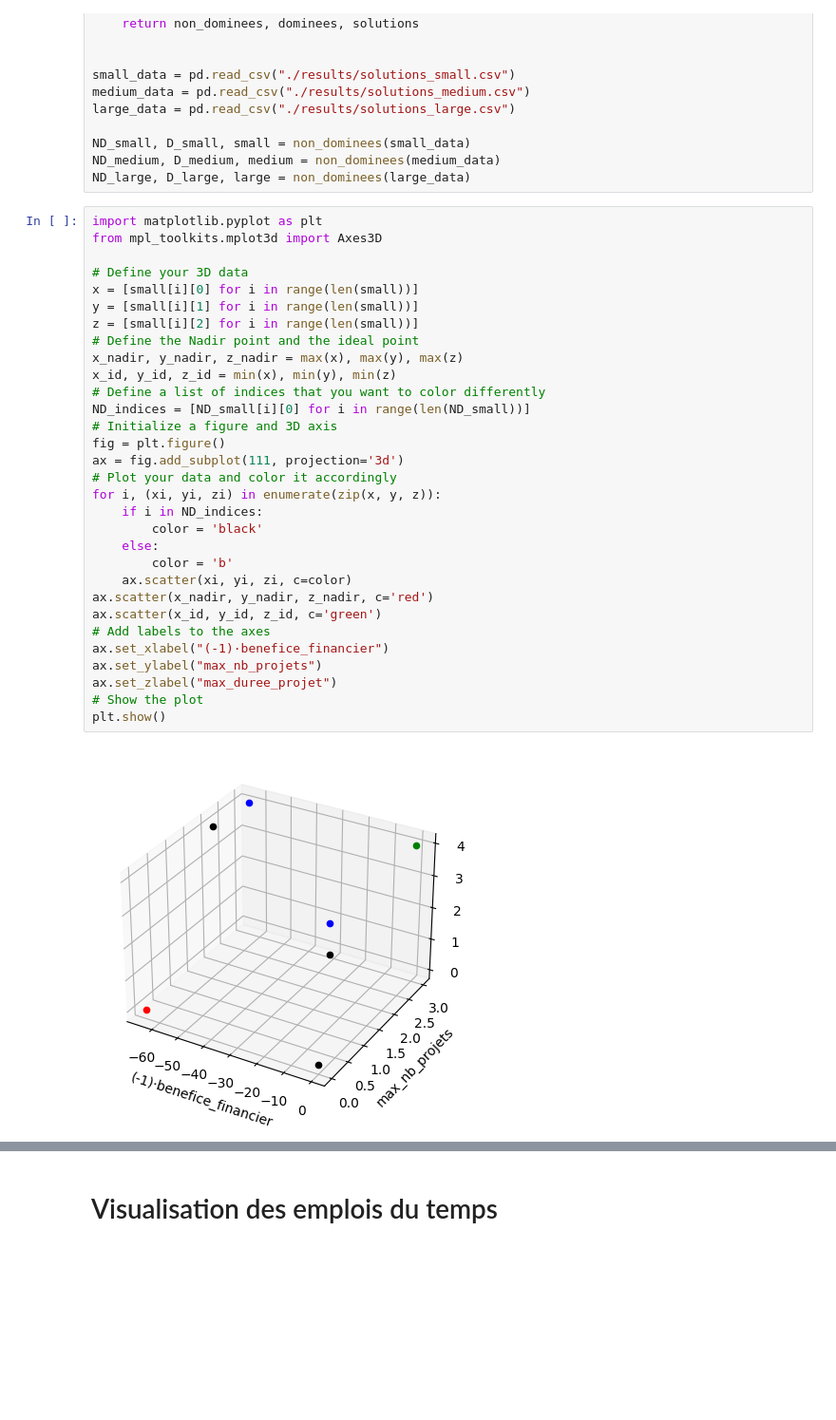
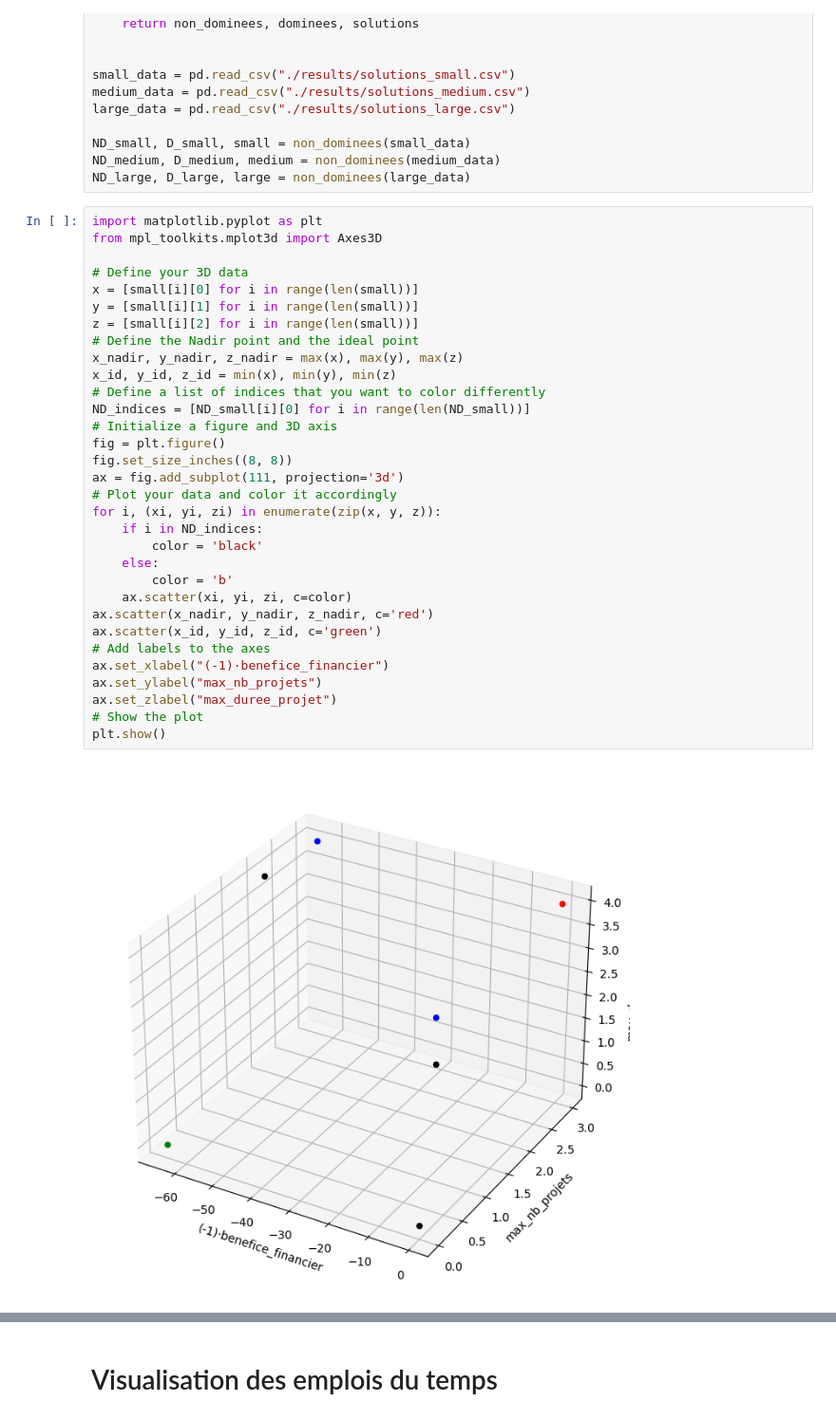
Before and after one commit to paulberard/optimization-decision-systems, a Jupyter notebook: project.ipynb, the cells around one changed output, grey strips where cells are left out. Shown at 95% size. Saved outputs shown, nothing was run; the diff lists cells and outputs as text; blank space fills up the shorter version.

```diff
--- a/project.ipynb
+++ b/project.ipynb
@@ -307,34 +307,35 @@ import matplotlib.pyplot as plt
 from mpl_toolkits.mplot3d import Axes3D
 
 # Define your 3D data
 x = [small[i][0] for i in range(len(small))]
 y = [small[i][1] for i in range(len(small))]
 z = [small[i][2] for i in range(len(small))]
 # Define the Nadir point and the ideal point
 x_nadir, y_nadir, z_nadir = max(x), max(y), max(z)
 x_id, y_id, z_id = min(x), min(y), min(z)
 # Define a list of indices that you want to color differently
 ND_indices = [ND_small[i][0] for i in range(len(ND_small))]
 # Initialize a figure and 3D axis
 fig = plt.figure()
+fig.set_size_inches((8, 8))
 ax = fig.add_subplot(111, projection='3d')
 # Plot your data and color it accordingly
 for i, (xi, yi, zi) in enumerate(zip(x, y, z)):
     if i in ND_indices:
         color = 'black'
     else:
         color = 'b'
     ax.scatter(xi, yi, zi, c=color)
 ax.scatter(x_nadir, y_nadir, z_nadir, c='red')
 ax.scatter(x_id, y_id, z_id, c='green')
 # Add labels to the axes
 ax.set_xlabel("(-1)·benefice_financier")
 ax.set_ylabel("max_nb_projets")
 ax.set_zlabel("max_duree_projet")
 # Show the plot
 plt.show()
 # %% [output]
-[figure, old version]
+[figure, new version]
 # %%
 # Define your 3D data
 x = [medium[i][0] for i in range(len(medium))]
```
Also changed, not shown: parts of 3 cells of this notebook.
